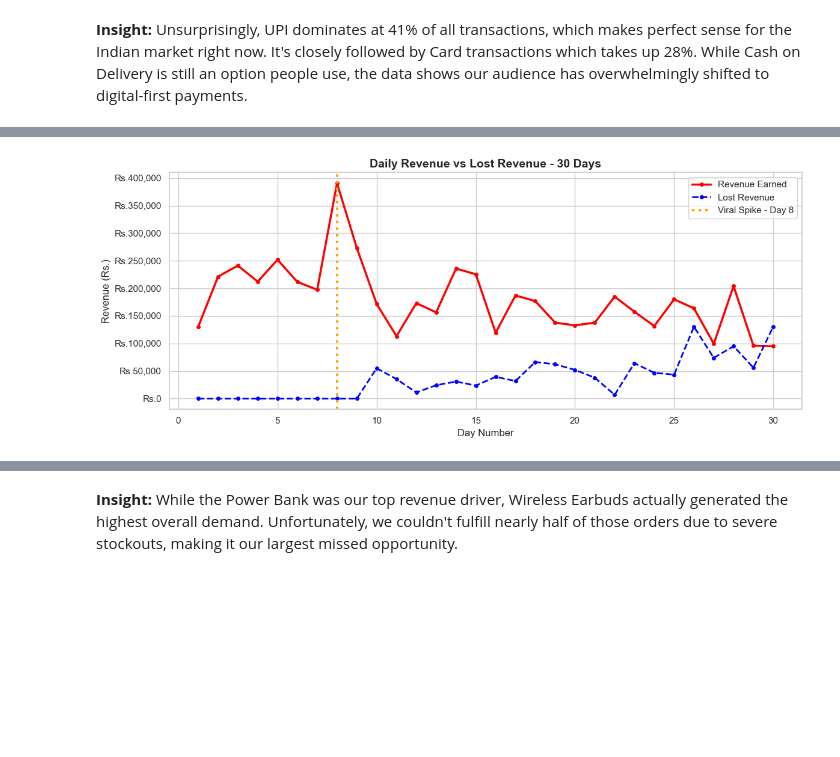
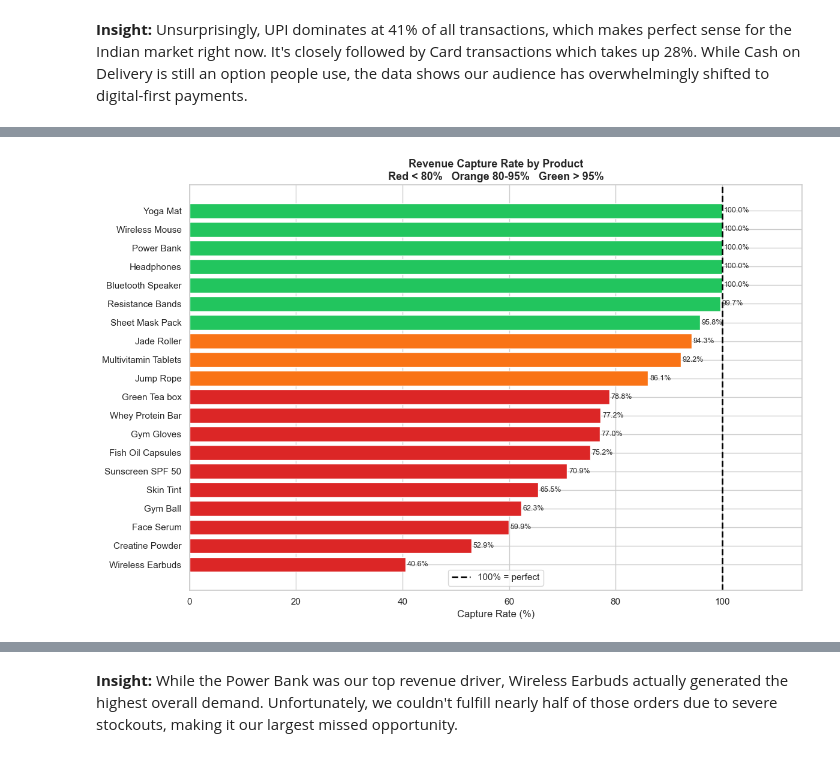
Before and after one commit to pragnika-labs/ecommerce-inventory-pipeline, a Jupyter notebook: analysis/insights.ipynb, the cells around one changed output, grey strips where cells are left out. Saved outputs shown, nothing was run; the diff lists cells and outputs as text; code cells hidden in the pictures; blank space fills up the shorter version.

```diff
--- a/analysis/insights.ipynb
+++ b/analysis/insights.ipynb
@@ -199,50 +181,56 @@ payment_method  total_orders  total_revenue  order_share_pct
 # %%
-daily = pd.read_sql("""
-                    SELECT
-                    day_number,
-                    date,
-                    SUM(revenue) AS revenue,
-                    SUM(lost_revenue) AS lost_revenue
-                    FROM sales_clean
-                    GROUP BY day_number, date
-                    ORDER BY day_number
-                    """, engine)
+#QUESTION: How much of our potential revenue are we capturing?
 
-daily["date"] = pd.to_datetime(daily["date"])
+# Potential = earned + lost
+# Capture rate = earned / potential x 100
 
-print("Daily Revenue and Lost Revenue - 30 Days:")
-print(daily.to_string(index=False))
+capture = pd.read_sql("""
+                      SELECT
+                      product_name,
+                      SUM(revenue) AS earned,
+                      SUM(lost_revenue) AS lost,
+                      SUM(revenue) + SUM(lost_revenue) AS potential,
+                      ROUND(SUM(revenue) * 100.0 / NULLIF(SUM(revenue) + SUM(lost_revenue), 0), 1) AS capture_rate_pct
+                      FROM sales_clean
+                      GROUP BY product_name
+                      ORDER BY capture_rate_pct ASC
+                      """, engine)
+
+print("Revenue Capture Rate by Product:\n")
+print(capture.to_string(index = False))
 print()
+print(f"Worst: {capture.iloc[0]['product_name']} "
+      f"at {capture.iloc[0]['capture_rate_pct']}% capture rate")
+print(f"Best : {capture.iloc[-1]['product_name']} "
+      f"at {capture.iloc[-1]['capture_rate_pct']}% capture rate")
 
-fig, ax = plt.subplots()
 
-ax.plot(
-    daily["day_number"], daily["revenue"],
-    color = "red", linewidth = 2.5,
-    marker = "o", markersize = 4,
-    label = "Revenue Earned"
-)
+colors = ["#DC2626" if x < 80 else
+          "#F97316" if x < 95 else
+          "#22C55E"
+          for x in capture["capture_rate_pct"]]
 
-ax.plot(
-    daily["day_number"], daily["lost_revenue"],
-    color = "blue", linewidth = 2,
-    linestyle = "--", marker = "o", markersize = 4,
-    label = "Lost Revenue"
-)
+fig, ax = plt.subplots(figsize = (12, 8))
+bars = ax.barh(
+    capture["product_name"],
+    capture["capture_rate_pct"],
+    color = colors, edgecolor = "white")
 
-ax.axvline(
-    x=8, color="orange",
-    linestyle=":", linewidth=3,
-    label="Viral Spike - Day 8"
-)
+ax.axvline(x = 100, color = "black", linestyle = "--",
+           linewidth = 2, label = "100% = perfect")
 
-ax.set_title("Daily Revenue vs Lost Revenue - 30 Days",
-             fontsize=14, fontweight="bold")
-ax.set_xlabel("Day Number")
-ax.set_ylabel("Revenue (Rs.)")
-ax.yaxis.set_major_formatter(
-    mticker.FuncFormatter(lambda x, _: f"Rs.{x:,.0f}"))
+for bar in bars:
+    w = bar.get_width()
+    ax.text(w + 0.3, bar.get_y() + bar.get_height()/2,
+            f"{w:.1f}%", va = "center", fontsize = 9)
+
+ax.set_title(
+    "Revenue Capture Rate by Product\n"
+    "Red < 80%   Orange 80-95%   Green > 95%",
+    fontsize = 13, fontweight = "bold")
+ax.set_xlabel("Capture Rate (%)")
+ax.set_xlim(0, 115)
 ax.legend()
 plt.tight_layout()
-save_and_show("chart1_daily_revenue.png")
+save_and_show("q1_capture_rate.png")
 # %% [output]
@@ -266,2 +254,2 @@ Daily Revenue and Lost Revenue - 30 Days:
-[figure, old version]
+[figure, new version]
 # %% [markdown]
```
Also changed, not shown: parts of 16 cells of this notebook, 9 other files.
